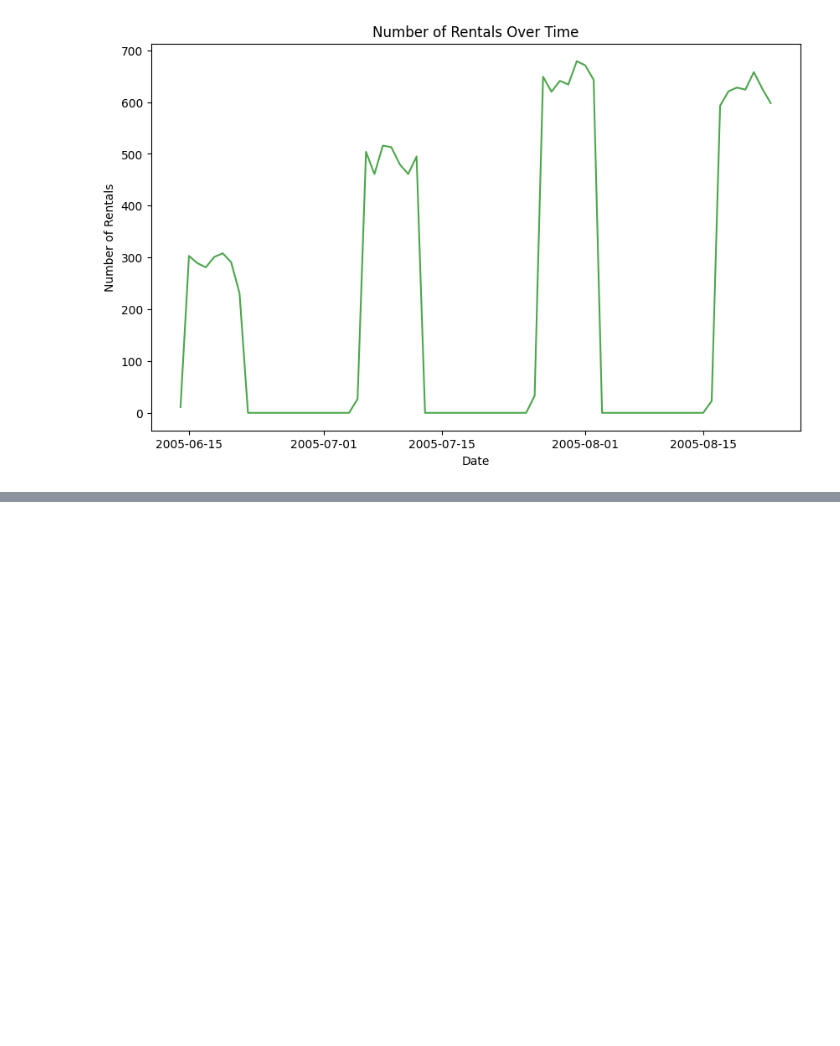
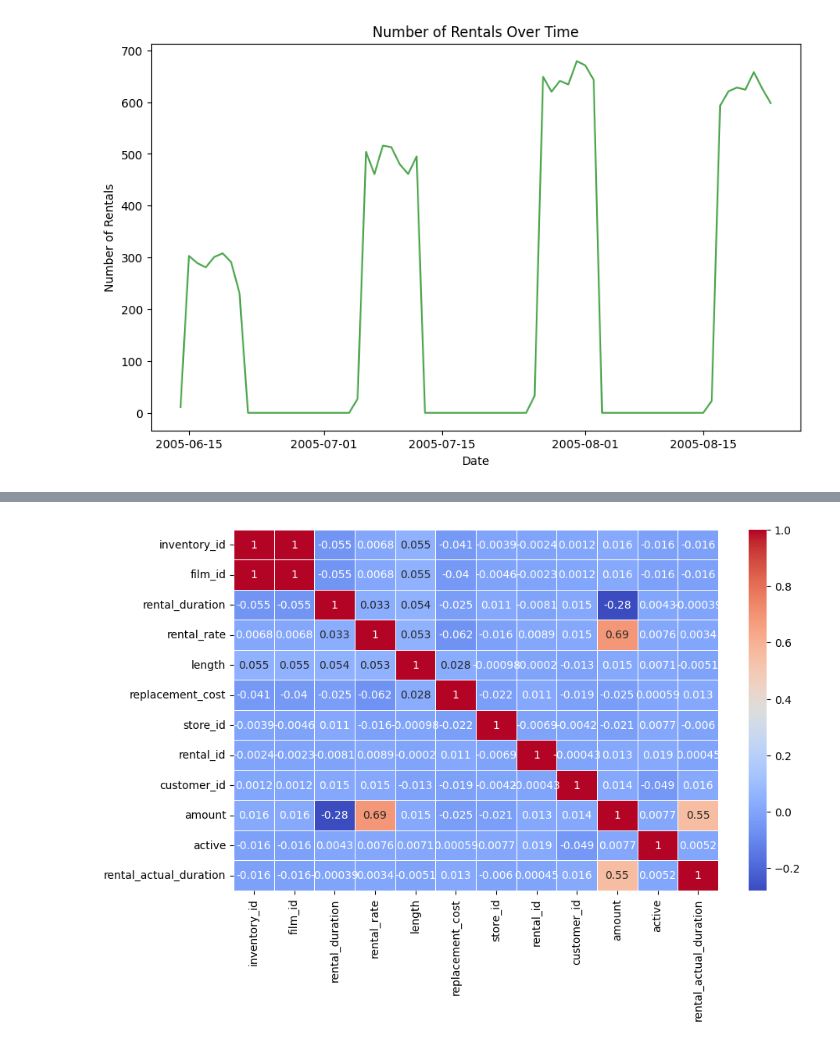
Before and after one commit to saromaddy/dvdrentaldl, a Jupyter notebook: EDA.ipynb, the cells around one changed output, grey strips where cells are left out. Drawn from its saved outputs; the diff is of its cells as text; code cells hidden in the pictures; blank space fills up the shorter version.

```diff
--- a/EDA.ipynb
+++ b/EDA.ipynb
@@ -122,0 +162,26 @@ df.head()
+# %%
+# Ensure the rental_date and return_date are in datetime format
+df['rental_date'] = pd.to_datetime(df['rental_date'])
+df['return_date'] = pd.to_datetime(df['return_date'])
+
+# Calculate the difference in days between return_date and rental_date
+df['rental_actual_duration'] = (df['return_date'] - df['rental_date']).dt.days
+# %%
+import pandas as pd
+import seaborn as sns
+import matplotlib.pyplot as plt
+
+# Assuming df is your original DataFrame
+df_continuous = df.select_dtypes(include=['number'])
+
+# Compute correlation matrix
+correlation_matrix = df_continuous.corr()
+
+# Plot heatmap of the correlation matrix
+plt.figure(figsize=(10, 6))  # Adjust the figure size if needed
+sns.heatmap(correlation_matrix, annot=True, cmap='coolwarm', linewidths=0.5)
+
+# Show the heatmap
+plt.show()
+# %% [output]
+[figure, added]
```
Also changed, not shown: parts of 8 cells of this notebook, 5 other files.
